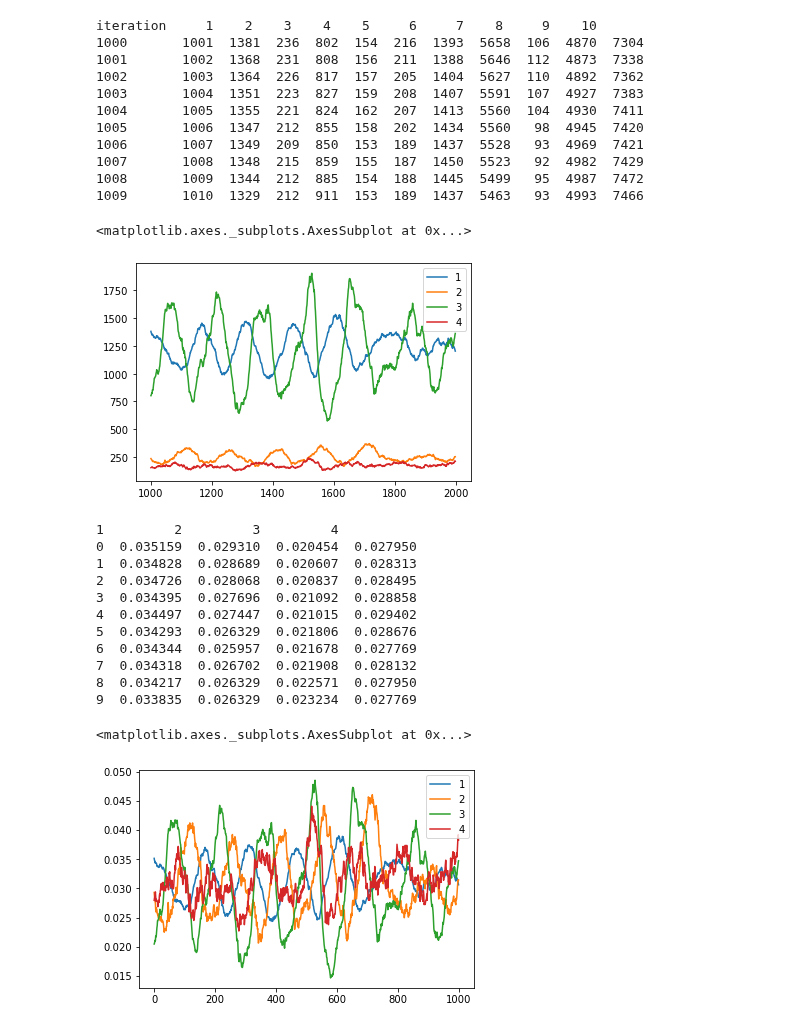
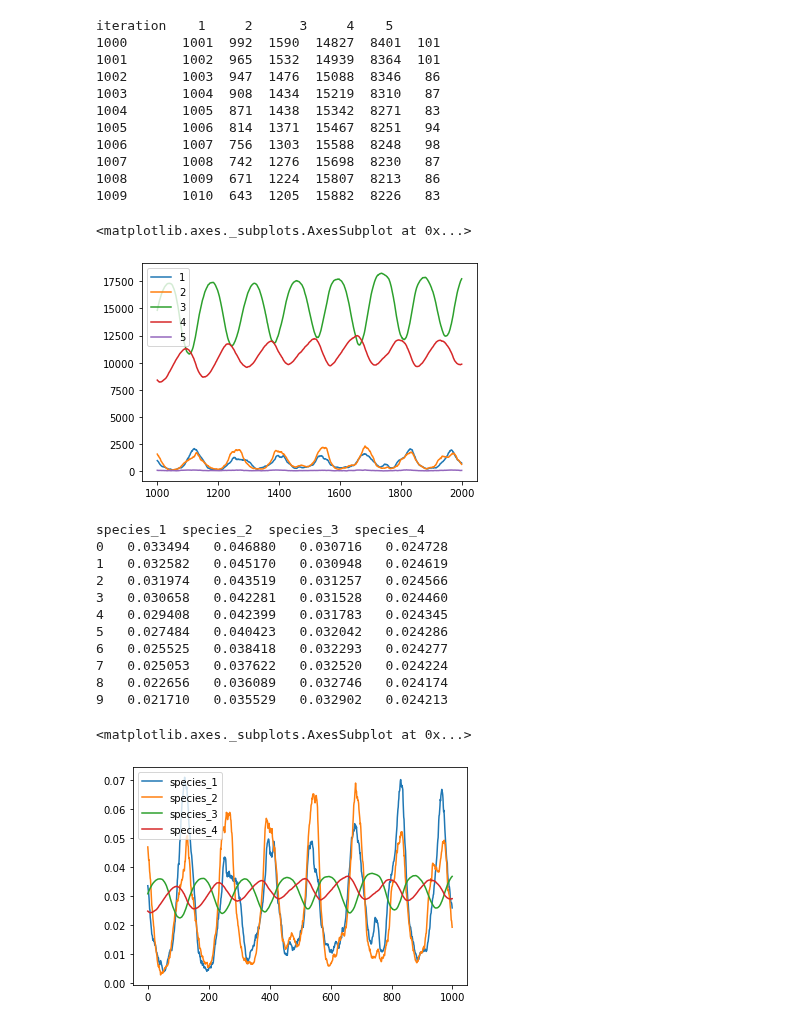
Before and after one commit to AlexisWIT/Causal_Relationship_Inferring, a Jupyter notebook: CCM.ipynb, the cells around one changed output. Cells and saved outputs as stored; diff of their text form; code cells hidden in the pictures.

Commit message:
Update result of GC and CCM, generate plots of new dataset

```diff
--- a/CCM.ipynb
+++ b/CCM.ipynb
@@ -6,56 +7,58 @@ import numpy as np
 import os
 from sklearn import preprocessing
 # %%
-filename = 'data/output_populations_10-5000.csv'
+path = 'c:\\Users\\Tang\\OneDrive - University of Bristol\\MSc project\\Project\\Causal_Relationship_Inferring\\'
+
+filename = 'data/output_populations_5-3000.csv'
 filename2 = 'data/output_pops_E.csv'
 st = 1000
 ed = 2000
 
-file = filename
+file = path+filename
 df = (pd.read_csv(file, sep=",", header=0))[st:ed]
 
 print(df.head(10))
 # %% [output]
-iteration     1    2    3    4    5     6     7    8     9    10
-1000       1001  1381  236  802  154  216  1393  5658  106  4870  7304
-1001       1002  1368  231  808  156  211  1388  5646  112  4873  7338
-1002       1003  1364  226  817  157  205  1404  5627  110  4892  7362
-1003       1004  1351  223  827  159  208  1407  5591  107  4927  7383
-1004       1005  1355  221  824  162  207  1413  5560  104  4930  7411
-1005       1006  1347  212  855  158  202  1434  5560   98  4945  7420
-1006       1007  1349  209  850  153  189  1437  5528   93  4969  7421
-1007       1008  1348  215  859  155  187  1450  5523   92  4982  7429
-1008       1009  1344  212  885  154  188  1445  5499   95  4987  7472
-1009       1010  1329  212  911  153  189  1437  5463   93  4993  7466
+iteration    1     2      3     4    5
+1000       1001  992  1590  14827  8401  101
+1001       1002  965  1532  14939  8364  101
+1002       1003  947  1476  15088  8346   86
+1003       1004  908  1434  15219  8310   87
+1004       1005  871  1438  15342  8271   83
+1005       1006  814  1371  15467  8251   94
+1006       1007  756  1303  15588  8248   98
+1007       1008  742  1276  15698  8230   87
+1008       1009  671  1224  15807  8213   86
+1009       1010  643  1205  15882  8226   83
 # %%
-df[['1','2','3','4']].plot()
+df[['1','2','3','4','5']].plot()
 # %% [output]
 <matplotlib.axes._subplots.AxesSubplot at 0x...>
-[figure, old version]
+[figure, new version]
 # %%
 # Normalisation
 
 norm_species_1 = preprocessing.normalize([np.array(df['1'])])
 norm_species_2 = preprocessing.normalize([np.array(df['2'])])
 norm_species_3 = preprocessing.normalize([np.array(df['3'])])
 norm_species_4 = preprocessing.normalize([np.array(df['4'])])
-norm_df = pd.DataFrame({'1': norm_species_1[0], '2': norm_species_2[0], '3': norm_species_3[0], '4': norm_species_4[0]}, columns=['1', '2', '3', '4'])
+norm_df = pd.DataFrame({'species_1': norm_species_1[0], 'species_2': norm_species_2[0], 'species_3': norm_species_3[0], 'species_4': norm_species_4[0]}, columns=['species_1', 'species_2', 'species_3', 'species_4'])
 print(norm_df.head(10))
-norm_df[['1','2','3','4']].plot()
+norm_df[['species_1','species_2','species_3','species_4']].plot()
 # %% [output]
-1         2         3         4
-0  0.035159  0.029310  0.020454  0.027950
-1  0.034828  0.028689  0.020607  0.028313
-2  0.034726  0.028068  0.020837  0.028495
-3  0.034395  0.027696  0.021092  0.028858
-4  0.034497  0.027447  0.021015  0.029402
-5  0.034293  0.026329  0.021806  0.028676
-6  0.034344  0.025957  0.021678  0.027769
-7  0.034318  0.026702  0.021908  0.028132
-8  0.034217  0.026329  0.022571  0.027950
-9  0.033835  0.026329  0.023234  0.027769
+species_1  species_2  species_3  species_4
+0   0.033494   0.046880   0.030716   0.024728
+1   0.032582   0.045170   0.030948   0.024619
+2   0.031974   0.043519   0.031257   0.024566
+3   0.030658   0.042281   0.031528   0.024460
+4   0.029408   0.042399   0.031783   0.024345
+5   0.027484   0.040423   0.032042   0.024286
+6   0.025525   0.038418   0.032293   0.024277
+7   0.025053   0.037622   0.032520   0.024224
+8   0.022656   0.036089   0.032746   0.024174
+9   0.021710   0.035529   0.032902   0.024213
 <matplotlib.axes._subplots.AxesSubplot at 0x...>
-[figure, old version]
+[figure, new version]
 # %%
 # Standardisation
 
```
Also changed, not shown: parts of 5 cells of this notebook, 7 other files.
